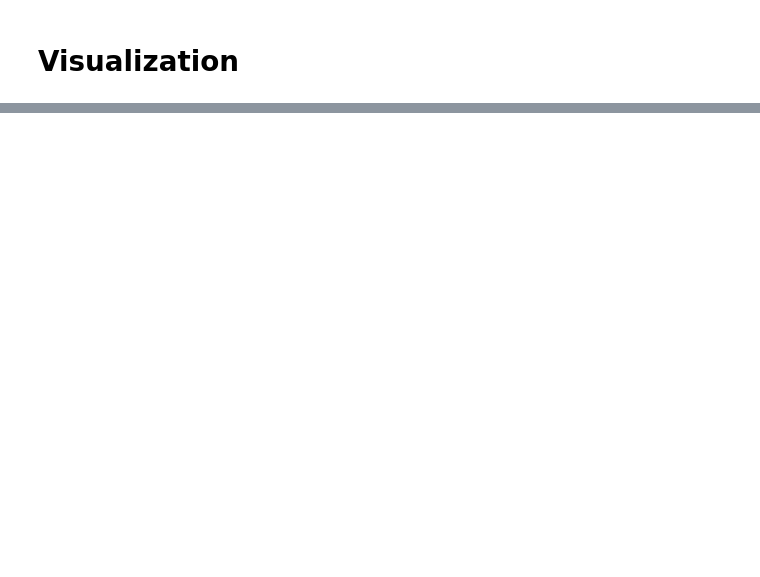
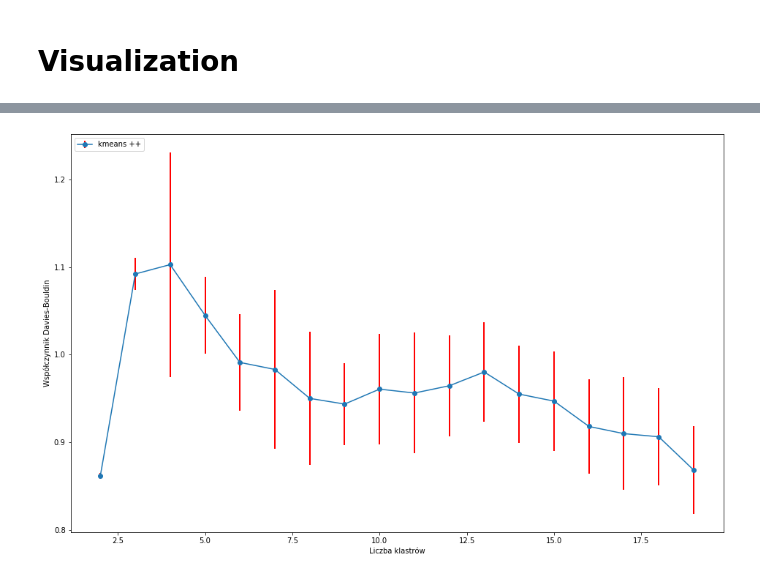
Before and after one commit to Klooskie/CoronaVirusDataExploration, a Jupyter notebook: WHOClustering.ipynb, the cells around one changed output, grey strips where cells are left out. Cells and saved outputs as stored; diff of their text form; code cells hidden in the pictures; blank space fills up the shorter version.

```diff
--- a/WHOClustering.ipynb
+++ b/WHOClustering.ipynb
@@ -181,0 +203,4 @@ visualize_clusetrs(labels)
+# %%
+visualize_score_graph_number_of_clusters(vector_with_death_procentge)
+# %% [output]
+[figure, added]
```
Also changed, not shown: parts of 9 cells of this notebook.
